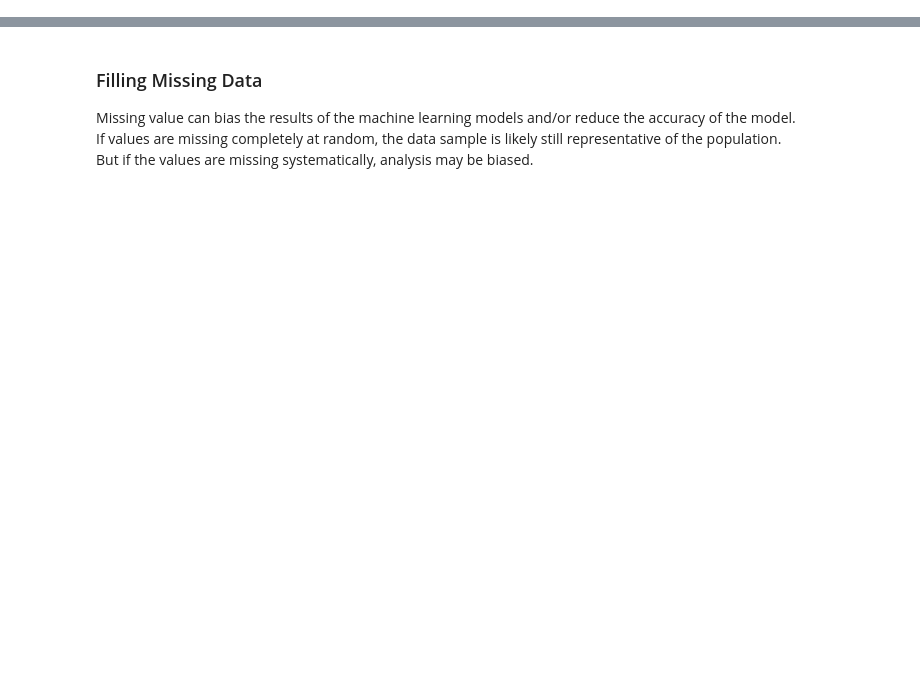
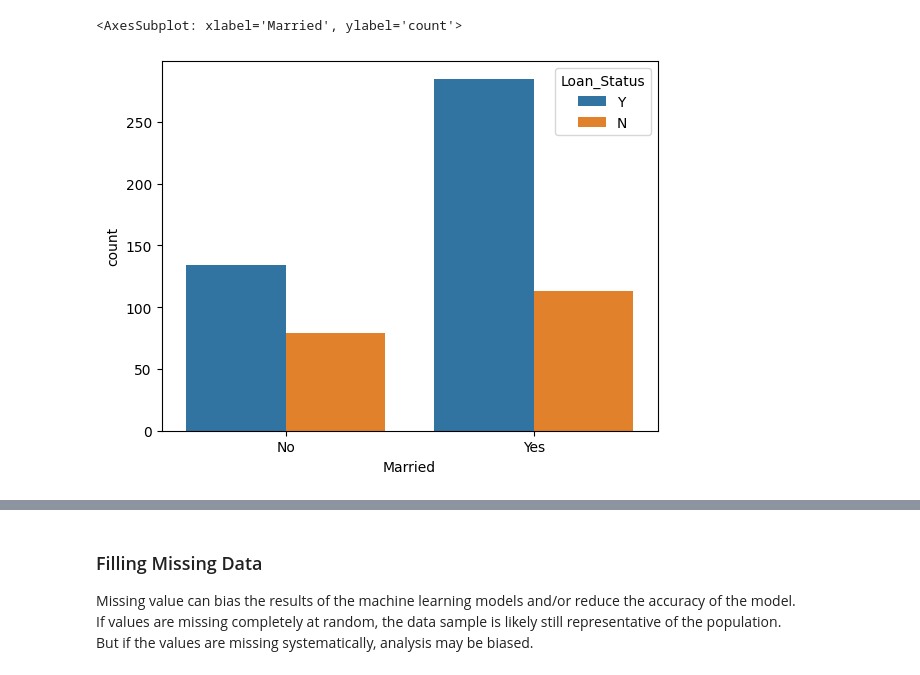
Before and after one commit to Zeenuxo/loan_predictor_ml, a Jupyter notebook: loan_model.ipynb, the cells around one changed output, grey strips where cells are left out. Drawn from its saved outputs; the diff is of its cells as text; code cells hidden in the pictures; blank space fills up the shorter version.

```diff
--- a/loan_model.ipynb
+++ b/loan_model.ipynb
@@ -205,0 +119,7 @@ data.head()
+# %%
+#Married vs Loan Status
+#If you are married how likely are you to get a loan?
+sns.countplot(x='Married',hue='Loan_Status',data=dataset)
+# %% [output]
+<AxesSubplot: xlabel='Married', ylabel='count'>
+[figure, added]
```
Also changed, not shown: parts of 62 cells of this notebook, 2 other files.
